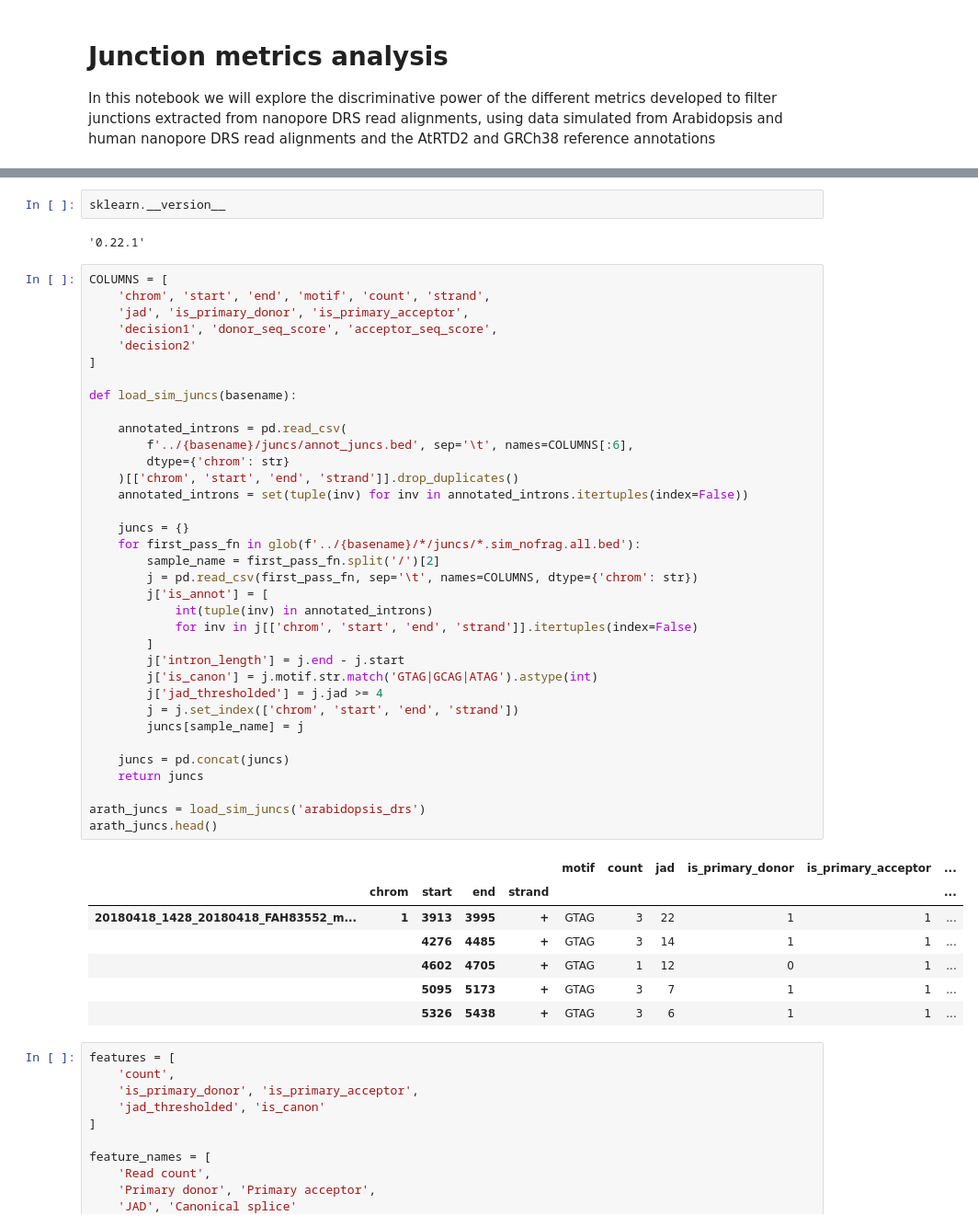
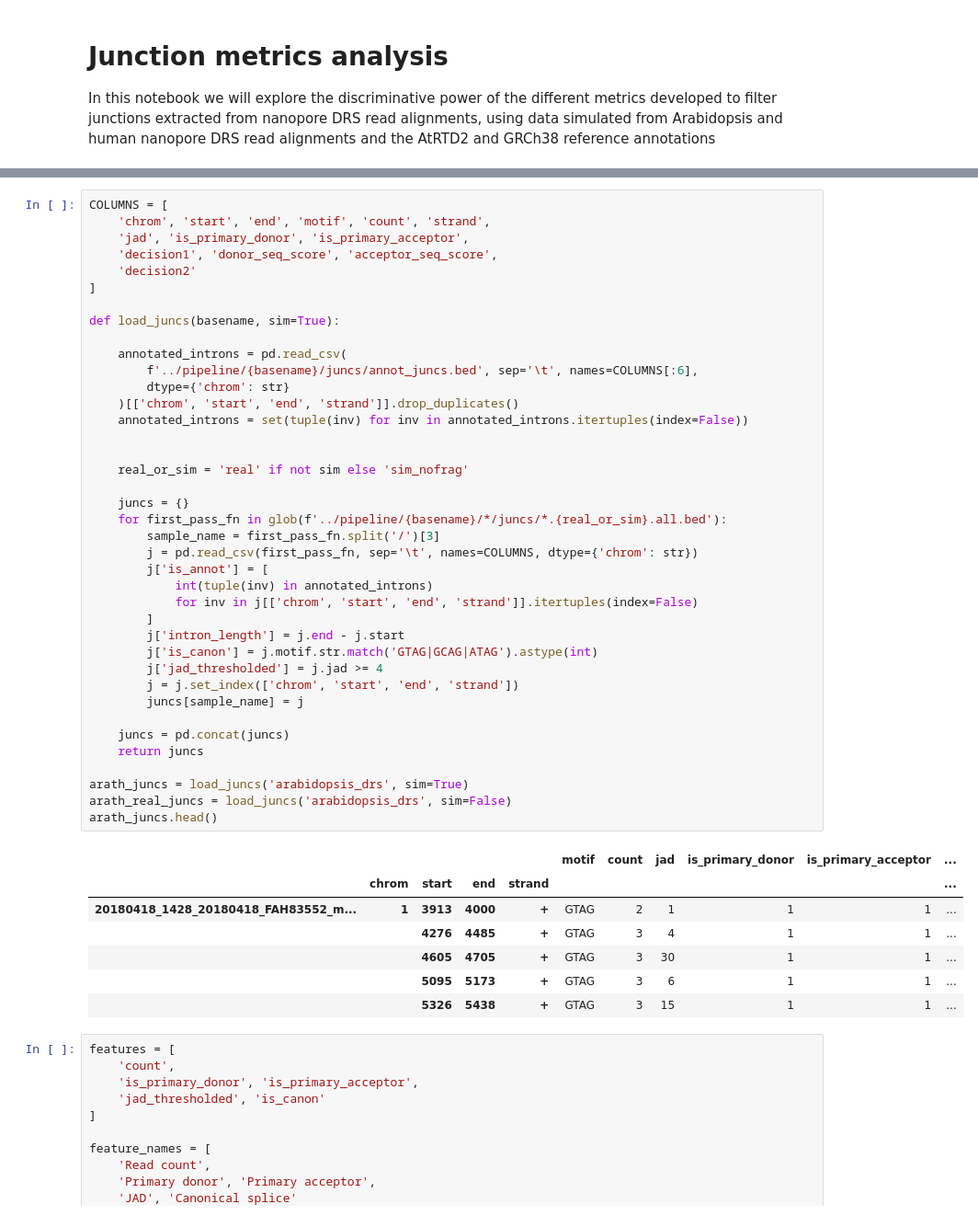
Before and after one commit to bartongroup/two_pass_alignment_pipeline, a Jupyter notebook: notebooks/decision_trees.ipynb, the cells around one changed output, grey strips where cells are left out. Shown at 92% size. Cells and saved outputs as stored; diff of their text form.

```diff
--- a/notebooks/decision_trees.ipynb
+++ b/notebooks/decision_trees.ipynb
@@ -38,53 +40,53 @@ sns.palplot(pal)
 plt.show()
 # %% [output]
 [figure]
-# %%
-sklearn.__version__
-# %% [output]
-'0.22.1'
 # %%
 COLUMNS = [
     'chrom', 'start', 'end', 'motif', 'count', 'strand',
     'jad', 'is_primary_donor', 'is_primary_acceptor',
     'decision1', 'donor_seq_score', 'acceptor_seq_score',
     'decision2'
 ]
 
-def load_sim_juncs(basename):
+def load_juncs(basename, sim=True):
 
     annotated_introns = pd.read_csv(
-        f'../{basename}/juncs/annot_juncs.bed', sep='\t', names=COLUMNS[:6],
+        f'../pipeline/{basename}/juncs/annot_juncs.bed', sep='\t', names=COLUMNS[:6],
         dtype={'chrom': str}
     )[['chrom', 'start', 'end', 'strand']].drop_duplicates()
     annotated_introns = set(tuple(inv) for inv in annotated_introns.itertuples(index=False))
 
+
+    real_or_sim = 'real' if not sim else 'sim_nofrag'
+
     juncs = {}
-    for first_pass_fn in glob(f'../{basename}/*/juncs/*.sim_nofrag.all.bed'):
-        sample_name = first_pass_fn.split('/')[2]
+    for first_pass_fn in glob(f'../pipeline/{basename}/*/juncs/*.{real_or_sim}.all.bed'):
+        sample_name = first_pass_fn.split('/')[3]
         j = pd.read_csv(first_pass_fn, sep='\t', names=COLUMNS, dtype={'chrom': str})
         j['is_annot'] = [
             int(tuple(inv) in annotated_introns)
             for inv in j[['chrom', 'start', 'end', 'strand']].itertuples(index=False)
         ]
         j['intron_length'] = j.end - j.start
         j['is_canon'] = j.motif.str.match('GTAG|GCAG|ATAG').astype(int)
         j['jad_thresholded'] = j.jad >= 4
         j = j.set_index(['chrom', 'start', 'end', 'strand'])
         juncs[sample_name] = j
 
     juncs = pd.concat(juncs)
     return juncs
 
-arath_juncs = load_sim_juncs('arabidopsis_drs')
+arath_juncs = load_juncs('arabidopsis_drs', sim=True)
+arath_real_juncs = load_juncs('arabidopsis_drs', sim=False)
 arath_juncs.head()
 # %% [output]
 |  |  |  |  |  | motif | count | jad | is_primary_donor | is_primary_acceptor | ... |
 |  | chrom | start | end | strand |  |  |  |  |  | ... |
-| 20180418_1428_20180418_FAH83552_m... | 1 | 3913 | 3995 | + | GTAG | 3 | 22 | 1 | 1 | ... |
-|  |  | 4276 | 4485 | + | GTAG | 3 | 14 | 1 | 1 | ... |
-|  |  | 4602 | 4705 | + | GTAG | 1 | 12 | 0 | 1 | ... |
-|  |  | 5095 | 5173 | + | GTAG | 3 | 7 | 1 | 1 | ... |
-|  |  | 5326 | 5438 | + | GTAG | 3 | 6 | 1 | 1 | ... |
+| 20180418_1428_20180418_FAH83552_m... | 1 | 3913 | 4000 | + | GTAG | 2 | 1 | 1 | 1 | ... |
+|  |  | 4276 | 4485 | + | GTAG | 3 | 4 | 1 | 1 | ... |
+|  |  | 4605 | 4705 | + | GTAG | 3 | 30 | 1 | 1 | ... |
+|  |  | 5095 | 5173 | + | GTAG | 3 | 6 | 1 | 1 | ... |
+|  |  | 5326 | 5438 | + | GTAG | 3 | 15 | 1 | 1 | ... |
 # %%
 features = [
     'count',
```
Also changed, not shown: parts of 30 cells of this notebook, 6 other files.
